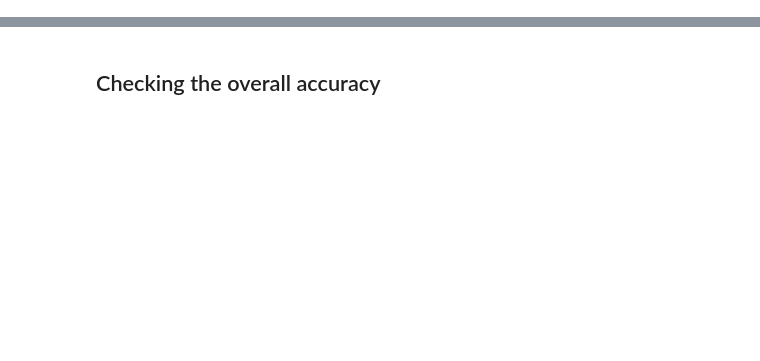
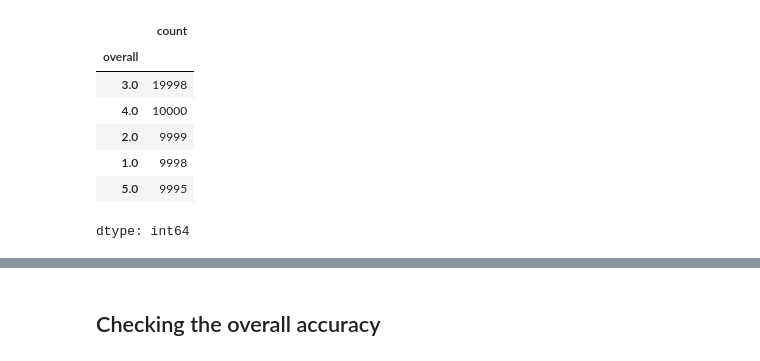
Before and after one commit to pragya1204/Game-Sentiment-Analysis, a Jupyter notebook: draft.ipynb, the cells around one changed output, grey strips where cells are left out. Saved outputs shown, nothing was run; the diff lists cells and outputs as text; code cells hidden in the pictures; blank space fills up the shorter version.

```diff
--- a/draft.ipynb
+++ b/draft.ipynb
@@ -41,3 +41,14 @@ df.shape
+# %%
+df['overall'].value_counts()
+# %% [output]
+|  | count |
+| overall |  |
+| 3.0 | 19998 |
+| 4.0 | 10000 |
+| 2.0 | 9999 |
+| 1.0 | 9998 |
+| 5.0 | 9995 |
+dtype: int64
 # %%
 # text cleaning
 def clean_text(text):
```
Also changed, not shown: parts of 13 cells of this notebook.
